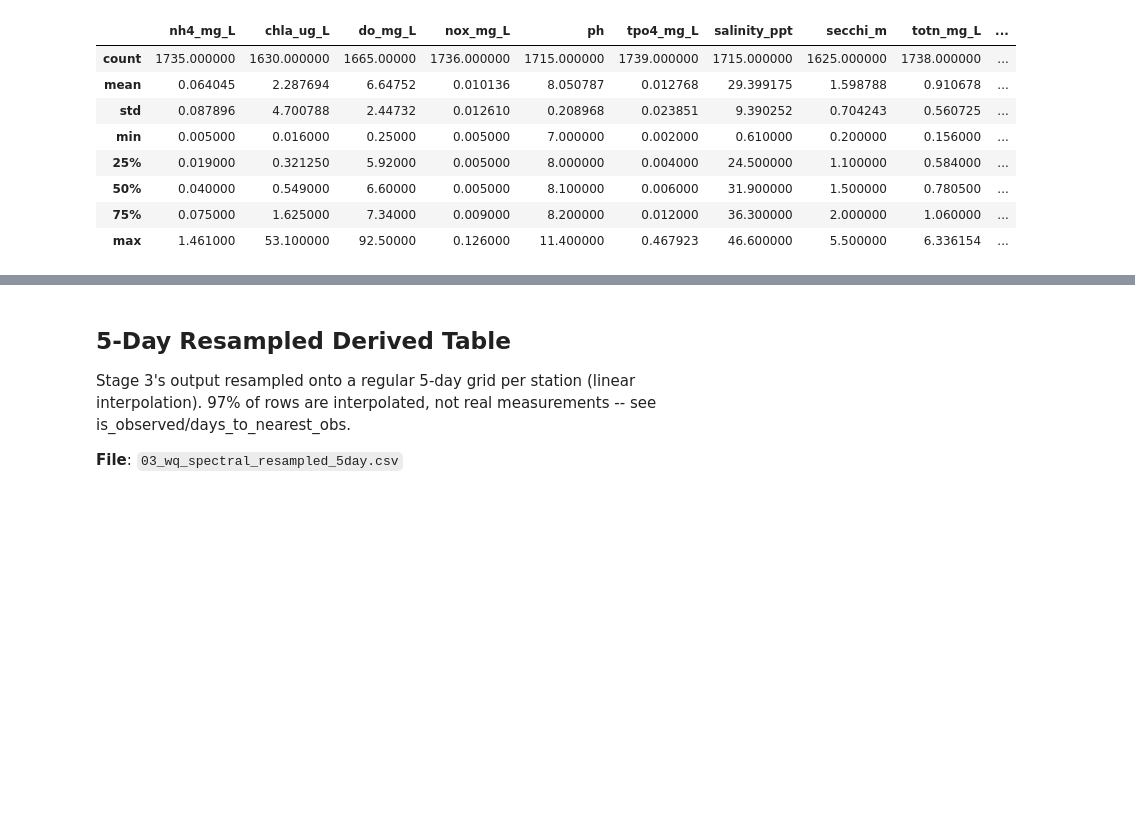
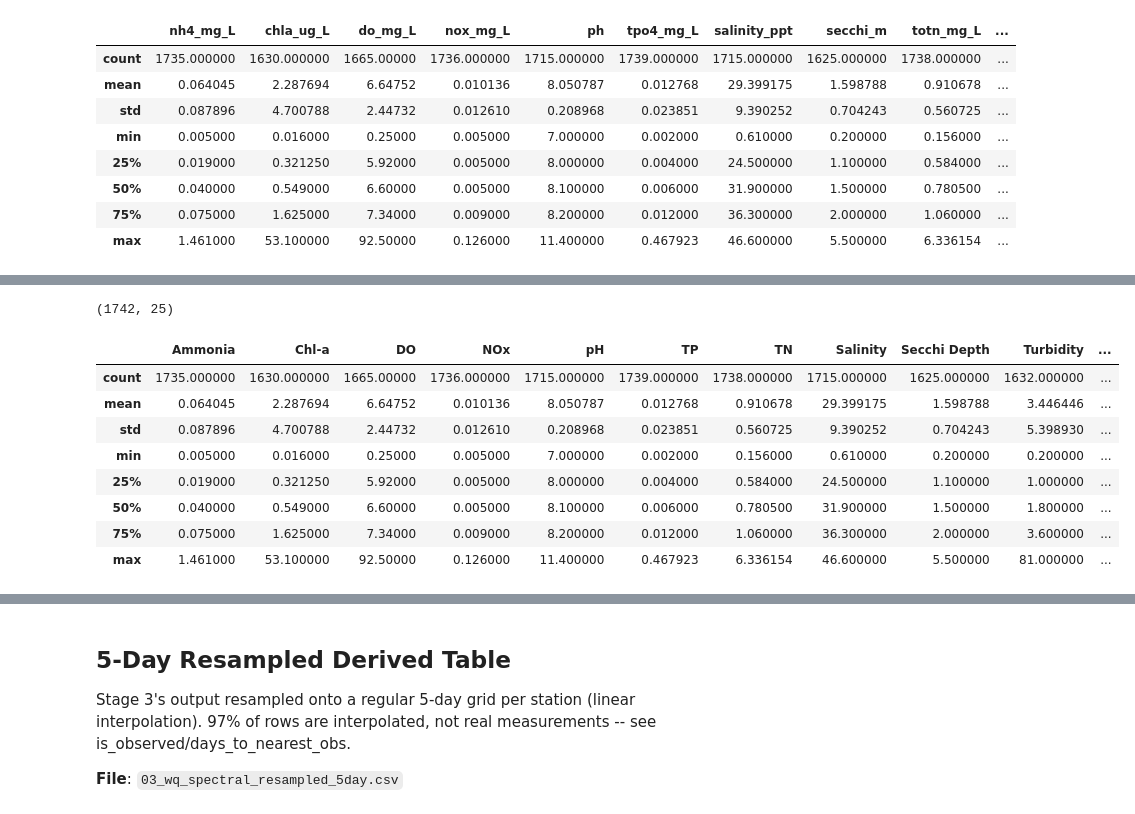
Before and after one commit to ianraymondsmith/seagrass-shap-model, a Jupyter notebook: outputs/consolidated_export/data_overview.ipynb, the cells around one changed output, grey strips where cells are left out. Drawn from its saved outputs; the diff is of its cells as text; code cells hidden in the pictures; blank space fills up the shorter version.

```diff
--- a/outputs/consolidated_export/data_overview.ipynb
+++ b/outputs/consolidated_export/data_overview.ipynb
@@ -72,0 +77,3 @@ df.describe()
+# %%
+df = pd.read_csv('02_wq_spectral_joined_clean.csv')
+df.head()
@@ -72,0 +87,16 @@ df.describe()
+# %%
+df.shape
+# %% [output]
+(1742, 25)
+# %%
+df.describe()
+# %% [output]
+|  | Ammonia | Chl-a | DO | NOx | pH | TP | TN | Salinity | Secchi Depth | Turbidity | ... |
+| count | 1735.000000 | 1630.000000 | 1665.00000 | 1736.000000 | 1715.000000 | 1739.000000 | 1738.000000 | 1715.000000 | 1625.000000 | 1632.000000 | ... |
+| mean | 0.064045 | 2.287694 | 6.64752 | 0.010136 | 8.050787 | 0.012768 | 0.910678 | 29.399175 | 1.598788 | 3.446446 | ... |
+| std | 0.087896 | 4.700788 | 2.44732 | 0.012610 | 0.208968 | 0.023851 | 0.560725 | 9.390252 | 0.704243 | 5.398930 | ... |
+| min | 0.005000 | 0.016000 | 0.25000 | 0.005000 | 7.000000 | 0.002000 | 0.156000 | 0.610000 | 0.200000 | 0.200000 | ... |
+| 25% | 0.019000 | 0.321250 | 5.92000 | 0.005000 | 8.000000 | 0.004000 | 0.584000 | 24.500000 | 1.100000 | 1.000000 | ... |
+| 50% | 0.040000 | 0.549000 | 6.60000 | 0.005000 | 8.100000 | 0.006000 | 0.780500 | 31.900000 | 1.500000 | 1.800000 | ... |
+| 75% | 0.075000 | 1.625000 | 7.34000 | 0.009000 | 8.200000 | 0.012000 | 1.060000 | 36.300000 | 2.000000 | 3.600000 | ... |
+| max | 1.461000 | 53.100000 | 92.50000 | 0.126000 | 11.400000 | 0.467923 | 6.336154 | 46.600000 | 5.500000 | 81.000000 | ... |
```
Also changed, not shown: parts of 8 cells of this notebook, 3 other files.
